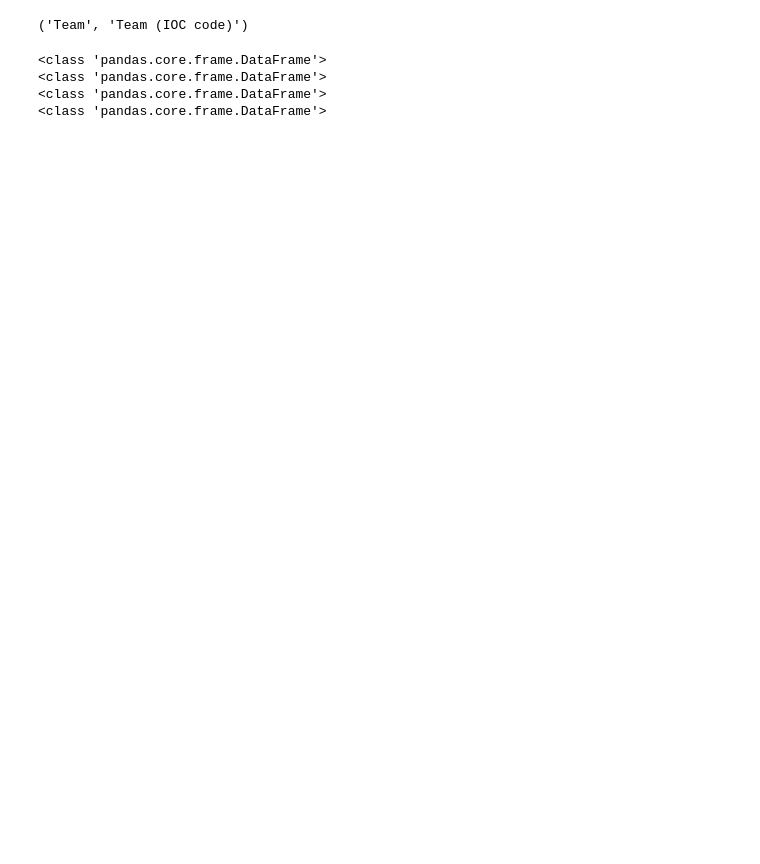
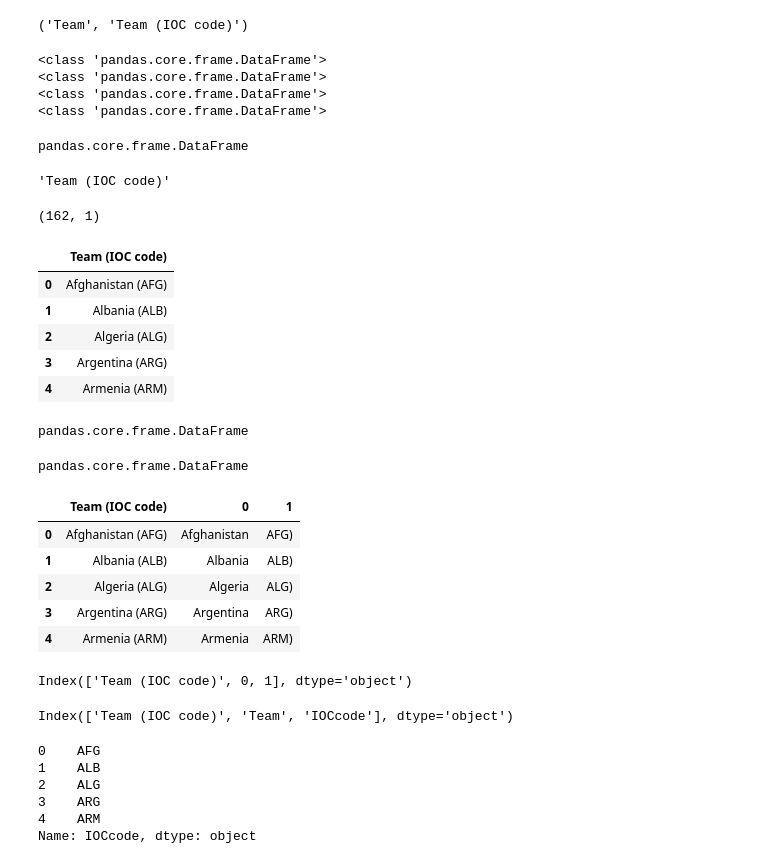
Before and after one commit to e-harrell/olympic, a Jupyter notebook: notebook.ipynb, the cells around one changed output. Saved outputs shown, nothing was run; the diff lists cells and outputs as text; code cells hidden in the pictures; blank space fills up the shorter version.

```diff
--- a/notebook.ipynb
+++ b/notebook.ipynb
@@ -142,0 +141,50 @@ print(type(df['Combined total']))
+# %%
+#creating new dataframe from nested dataframes in df
+#working with Teams data frame
+df1 = df['Team']
+type(df1)
+df1.columns[0]
+df1.shape
+df1.head()
+#creating separate Team variable
+v1=df1['Team (IOC code)'].str.split("(", expand=True)[0].to_frame()
+type(v1)
+#creating separate IOC code variable
+v2=df1['Team (IOC code)'].str.split("(", expand=True)[1].to_frame()
+type(v2)
+#adding Team and IOC code variables to df1
+df1=pd.concat([df1,v1, v2], axis=1)
+df1.head()
+#add column names to columns
+df1.columns
+df1.rename(columns={0 : 'Team', 1 : 'IOCcode'}, inplace = True)
+df1.columns
+#drop ) from IOC code column
+df1['IOCcode'] = df1['IOCcode'].str.replace(')', '')
+df1['IOCcode'].head()
+# %% [output]
+pandas.core.frame.DataFrame
+'Team (IOC code)'
+(162, 1)
+|  | Team (IOC code) |
+| 0 | Afghanistan (AFG) |
+| 1 | Albania (ALB) |
+| 2 | Algeria (ALG) |
+| 3 | Argentina (ARG) |
+| 4 | Armenia (ARM) |
+pandas.core.frame.DataFrame
+pandas.core.frame.DataFrame
+|  | Team (IOC code) | 0 | 1 |
+| 0 | Afghanistan (AFG) | Afghanistan | AFG) |
+| 1 | Albania (ALB) | Albania | ALB) |
+| 2 | Algeria (ALG) | Algeria | ALG) |
+| 3 | Argentina (ARG) | Argentina | ARG) |
+| 4 | Armenia (ARM) | Armenia | ARM) |
+Index(['Team (IOC code)', 0, 1], dtype='object')
+Index(['Team (IOC code)', 'Team', 'IOCcode'], dtype='object')
+0    AFG
+1    ALB
+2    ALG
+3    ARG
+4    ARM
+Name: IOCcode, dtype: object
```
Also changed, not shown: parts of 6 cells of this notebook.
